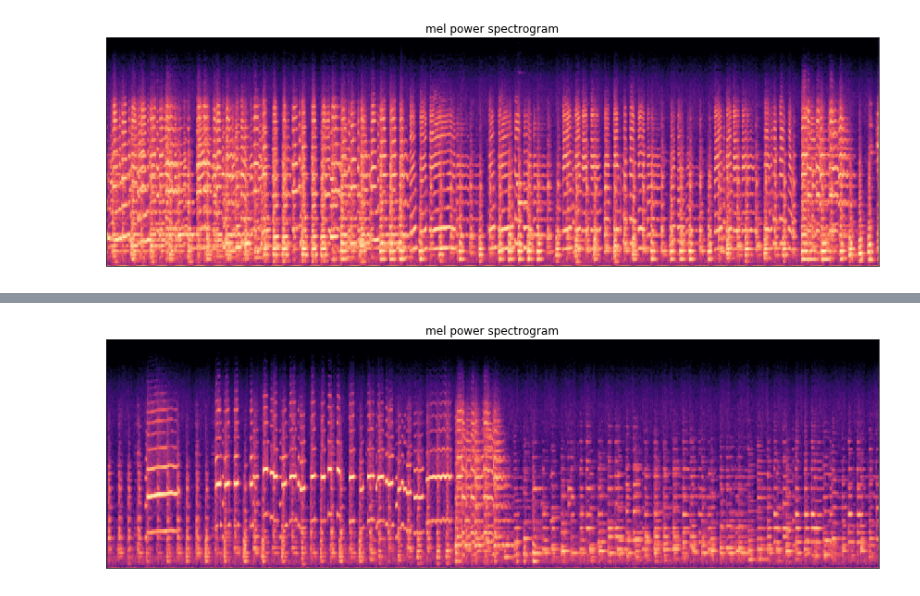
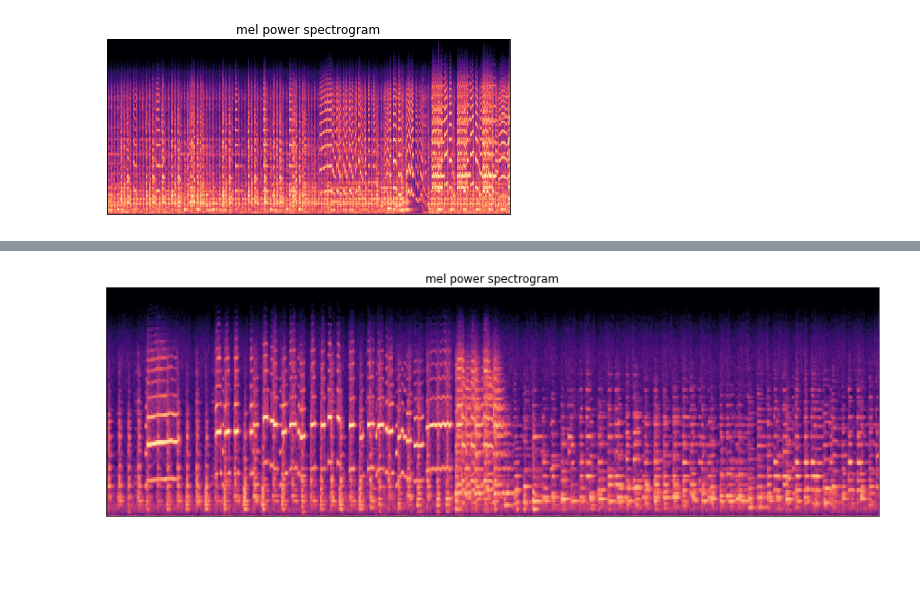
Before and after one commit to lazell/jazz_music, a Jupyter notebook: Extract_Audio_Features.ipynb, the cells around one changed output, grey strips where cells are left out. Cells and saved outputs as stored; diff of their text form; code cells hidden in the pictures; blank space fills up the shorter version.

```diff
--- a/Extract_Audio_Features.ipynb
+++ b/Extract_Audio_Features.ipynb
@@ -16,26 +16,26 @@ y, sr = librosa.load(audio_path3)
 # %%
 # Let's make and display a mel-scaled power (energy-squared) spectrogram
 
-y, sr = librosa.load('/Users/katielazell-fairman/Downloads/CA499759-01.mp3')
+y, sr = librosa.load('/Users/katielazell-fairman/desktop/projects/jazz_music/wav_samples/0006-Shag-05.wav')
 S = librosa.feature.melspectrogram(y, sr=sr, n_mels=128)
 
 # Convert to log scale (dB). We'll use the peak power (max) as reference.
 log_S = librosa.power_to_db(S, ref=np.max)
 
 # Make a new figure
-plt.figure(figsize=(12,4))
+plt.figure(figsize=(6,3))
 
 # Display the spectrogram on a mel scale
 # sample rate and hop length parameters are used to render the time axis
 librosa.display.specshow(log_S) #sr=sr, x_axis='time', y_axis='mel')
 
 # Put a descriptive title on the plot
 plt.title('mel power spectrogram')
 
 # draw a color bar
 #plt.colorbar(format='%+02.0f dB')
 
 # Make the figure layout compact
 plt.tight_layout()
 # %% [output]
-[figure, old version]
+[figure, new version]
```
Also changed, not shown: parts of 1 cell of this notebook, 7 other files.
